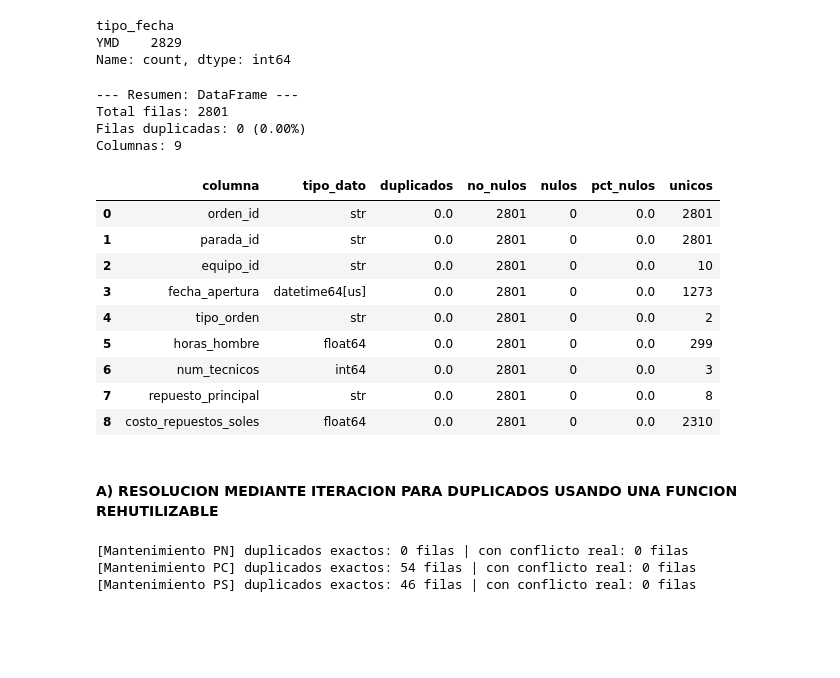
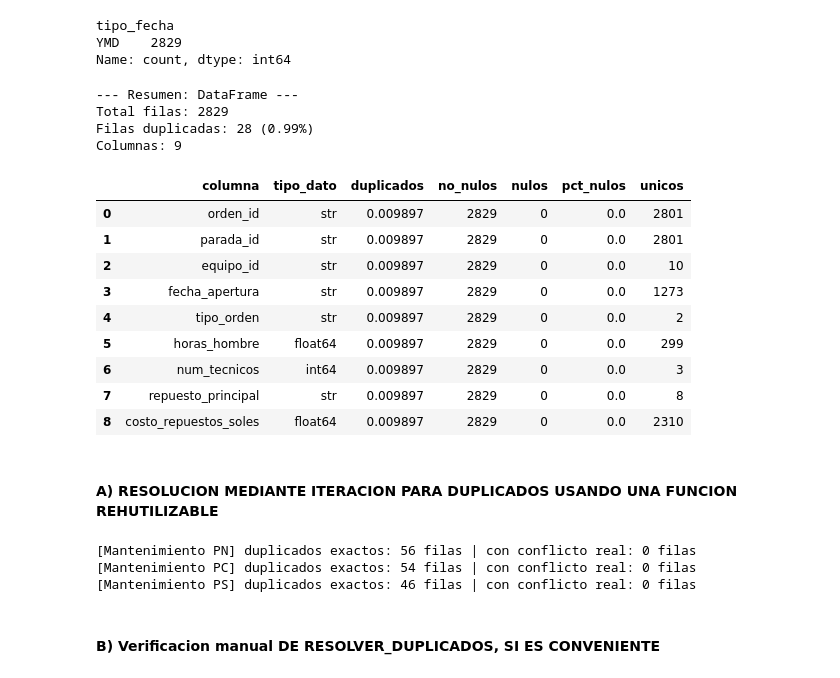
Before and after one commit to josue789a/Mineria-simulacion-v2, a Jupyter notebook: notebooks/Exploracion1.ipynb, the cells around one changed output. Drawn from its saved outputs; the diff is of its cells as text; code cells hidden in the pictures; blank space fills up the shorter version.

Commit message:
EDA- verificacion de integridad de datos y concatenacion de dataframes limpios

```diff
--- a/notebooks/Exploracion1.ipynb
+++ b/notebooks/Exploracion1.ipynb
@@ -236,23 +253,22 @@ tipo_fecha
 YMD    2829
 Name: count, dtype: int64
 # %%
-fact_mtto_PN = fact_mtto_PN_limpio
 reporte_calidad(fact_mtto_PN)
 # %% [output]
 --- Resumen: DataFrame ---
-Total filas: 2801
-Filas duplicadas: 0 (0.00%)
+Total filas: 2829
+Filas duplicadas: 28 (0.99%)
 Columnas: 9
 |  | columna | tipo_dato | duplicados | no_nulos | nulos | pct_nulos | unicos |
-| 0 | orden_id | str | 0.0 | 2801 | 0 | 0.0 | 2801 |
-| 1 | parada_id | str | 0.0 | 2801 | 0 | 0.0 | 2801 |
-| 2 | equipo_id | str | 0.0 | 2801 | 0 | 0.0 | 10 |
-| 3 | fecha_apertura | datetime64[us] | 0.0 | 2801 | 0 | 0.0 | 1273 |
-| 4 | tipo_orden | str | 0.0 | 2801 | 0 | 0.0 | 2 |
-| 5 | horas_hombre | float64 | 0.0 | 2801 | 0 | 0.0 | 299 |
-| 6 | num_tecnicos | int64 | 0.0 | 2801 | 0 | 0.0 | 3 |
-| 7 | repuesto_principal | str | 0.0 | 2801 | 0 | 0.0 | 8 |
-| 8 | costo_repuestos_soles | float64 | 0.0 | 2801 | 0 | 0.0 | 2310 |
+| 0 | orden_id | str | 0.009897 | 2829 | 0 | 0.0 | 2801 |
+| 1 | parada_id | str | 0.009897 | 2829 | 0 | 0.0 | 2801 |
+| 2 | equipo_id | str | 0.009897 | 2829 | 0 | 0.0 | 10 |
+| 3 | fecha_apertura | str | 0.009897 | 2829 | 0 | 0.0 | 1273 |
+| 4 | tipo_orden | str | 0.009897 | 2829 | 0 | 0.0 | 2 |
+| 5 | horas_hombre | float64 | 0.009897 | 2829 | 0 | 0.0 | 299 |
+| 6 | num_tecnicos | int64 | 0.009897 | 2829 | 0 | 0.0 | 3 |
+| 7 | repuesto_principal | str | 0.009897 | 2829 | 0 | 0.0 | 8 |
+| 8 | costo_repuestos_soles | float64 | 0.009897 | 2829 | 0 | 0.0 | 2310 |
 # %% [markdown]
 #### A) RESOLUCION MEDIANTE ITERACION PARA  DUPLICADOS USANDO UNA FUNCION REHUTILIZABLE
 # %%
@@ -262,22 +278,31 @@ tablas_mantenimiento = {
     "PS": fact_mtto_PS,
 }
 
-resultados_mtto = {}
-exactos_mtto = {}
-conflictos_mtto = {}
+limpio_mtto = {} #diccionario de dataframes limpios
+exactos_mtto = {} #diccionario de dataframes exactos
+conflictos_mtto = {} #diccionario de dataframes conflictivos
 
 for planta, df in tablas_mantenimiento.items():
-    limpio, exactos, conflictos = resolver_duplicados(
+    limpio, exactos, conflictos = resolver_duplicados( #Los 3 outputs del return de la funcion resolver duplicados
         df,
-        subset_clave=['orden_id', 'equipo_id'],
-        columnas_grano_esperado=['parada_id', 'fecha_apertura', 'tipo_orden'],
+        subset_clave=['orden_id', 'equipo_id','fecha_apertura'], # El evento es el orden_equipo_fecha )la agrupacion de ellos es el evento
+        columnas_grano_esperado=['parada_id','tipo_orden'], # Solo puede haber existir de forma unica el contenido del grano
         nombre_tabla=f"Mantenimiento {planta}"
     )
-    resultados_mtto[planta] = limpio
+
+    # Aplicando ordenamiento de las ordenes antes de mostrarlas
+    limpio = limpio.sort_values('orden_id')
+    exactos = exactos.sort_values('orden_id')
+    conflictos = conflictos.sort_values('orden_id')
+
+    # Mostrando resultados por cada planta(usar kEYS no values)
+    limpio_mtto[planta] = limpio
     exactos_mtto[planta] = exactos
     conflictos_mtto[planta] = conflictos
 # %% [output]
-[Mantenimiento PN] duplicados exactos: 0 filas | con conflicto real: 0 filas
+[Mantenimiento PN] duplicados exactos: 56 filas | con conflicto real: 0 filas
 [Mantenimiento PC] duplicados exactos: 54 filas | con conflicto real: 0 filas
 [Mantenimiento PS] duplicados exactos: 46 filas | con conflicto real: 0 filas
+# %% [markdown]
+#### B) Verificacion manual DE RESOLVER_DUPLICADOS, SI ES CONVENIENTE
 # %%
```
Also changed, not shown: parts of 7 cells of this notebook.
